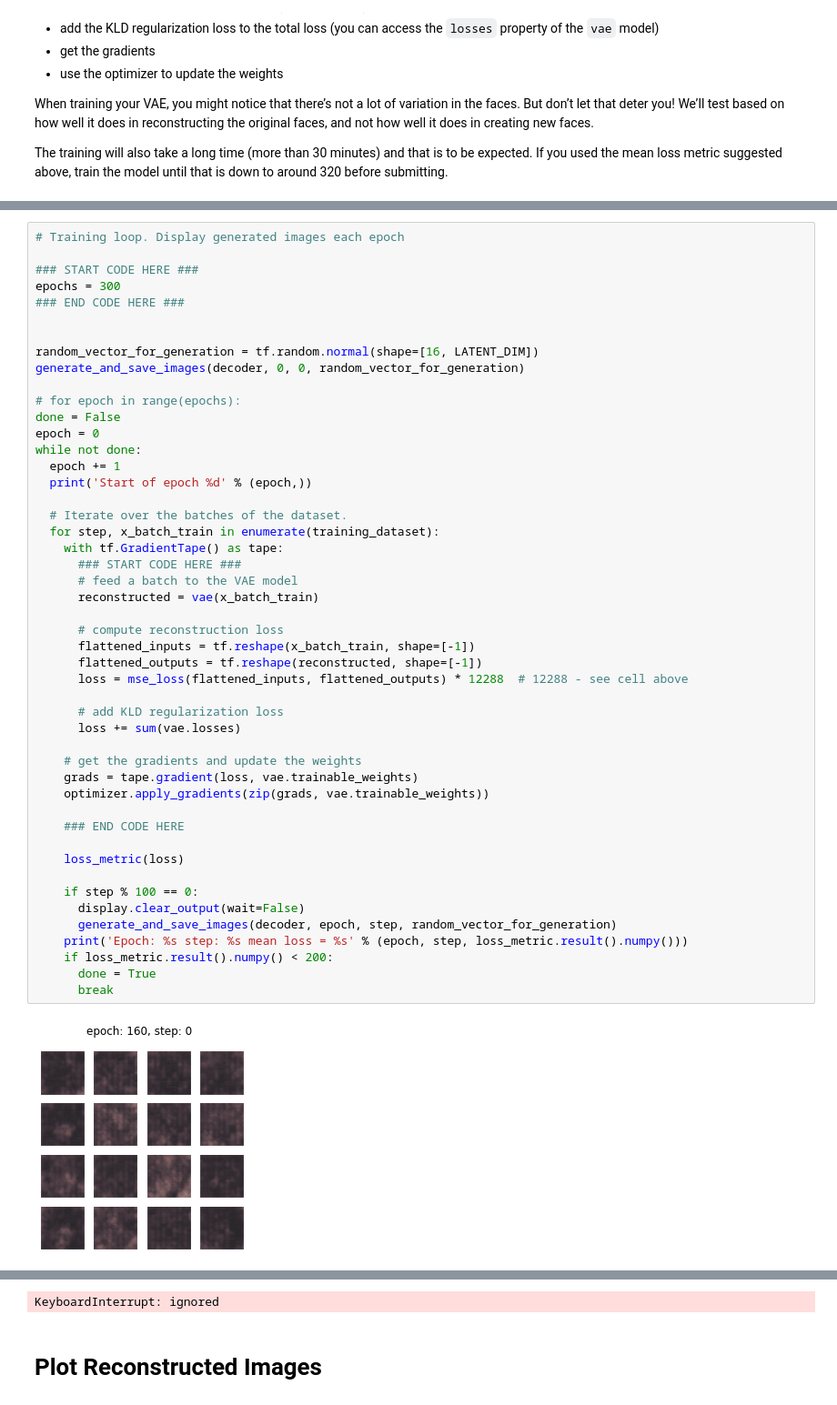
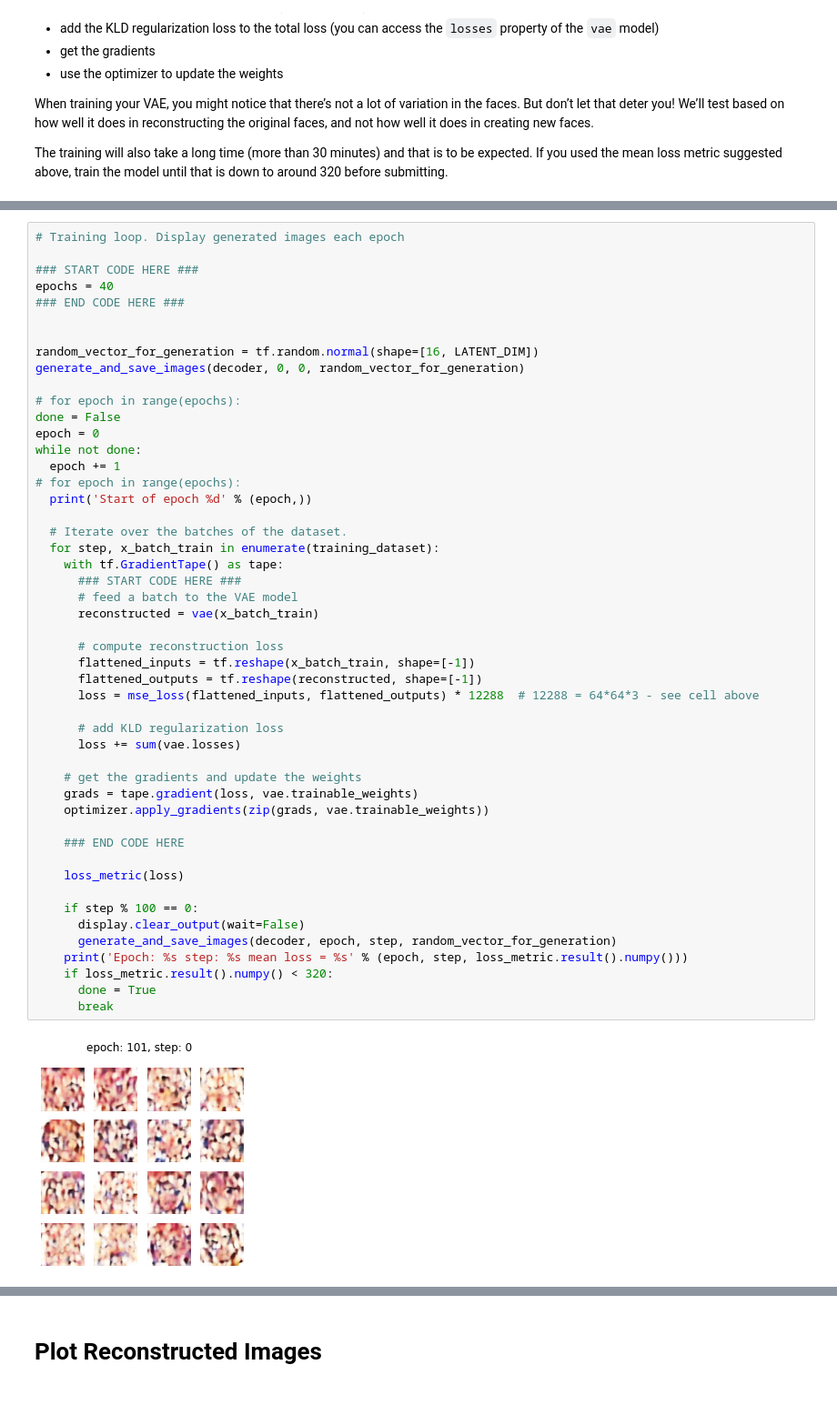
Before and after one commit to dimitrijepetrovic/colab, a Jupyter notebook: Copy_of_C4W3_Assignment.ipynb, the cells around one changed output, grey strips where cells are left out. Shown at 91% size. Saved outputs shown, nothing was run; the diff lists cells and outputs as text.

```diff
--- a/Copy_of_C4W3_Assignment.ipynb
+++ b/Copy_of_C4W3_Assignment.ipynb
@@ -460,7 +485,7 @@ The training will also take a long time (more than 30 minutes) and that is to be
 # Training loop. Display generated images each epoch
 
 ### START CODE HERE ###
-epochs = 300
+epochs = 40
 ### END CODE HERE ###
 
 
@@ -472,37 +497,38 @@ done = False
 epoch = 0
 while not done:
   epoch += 1
+# for epoch in range(epochs):
   print('Start of epoch %d' % (epoch,))
 
   # Iterate over the batches of the dataset.
   for step, x_batch_train in enumerate(training_dataset):
     with tf.GradientTape() as tape:
       ### START CODE HERE ###
       # feed a batch to the VAE model
       reconstructed = vae(x_batch_train)
 
       # compute reconstruction loss
       flattened_inputs = tf.reshape(x_batch_train, shape=[-1])
       flattened_outputs = tf.reshape(reconstructed, shape=[-1])
-      loss = mse_loss(flattened_inputs, flattened_outputs) * 12288  # 12288 - see cell above
+      loss = mse_loss(flattened_inputs, flattened_outputs) * 12288  # 12288 = 64*64*3 - see cell above
 
       # add KLD regularization loss
       loss += sum(vae.losses)
 
     # get the gradients and update the weights
     grads = tape.gradient(loss, vae.trainable_weights)
     optimizer.apply_gradients(zip(grads, vae.trainable_weights))
 
     ### END CODE HERE
 
     loss_metric(loss)
 
     if step % 100 == 0:
       display.clear_output(wait=False)
       generate_and_save_images(decoder, epoch, step, random_vector_for_generation)
     print('Epoch: %s step: %s mean loss = %s' % (epoch, step, loss_metric.result().numpy()))
-    if loss_metric.result().numpy() < 200:
+    if loss_metric.result().numpy() < 320:
       done = True
       break
 # %% [output]
-[figure, old version]
+[figure, new version]
@@ -515,4 +547,3 @@ Epoch: 160 step: 5 mean loss = 229.19208
-KeyboardInterrupt: ignored
 # %% [markdown]
 # Plot Reconstructed Images
 # %% [markdown]
```
Also changed, not shown: parts of 7 cells of this notebook.
